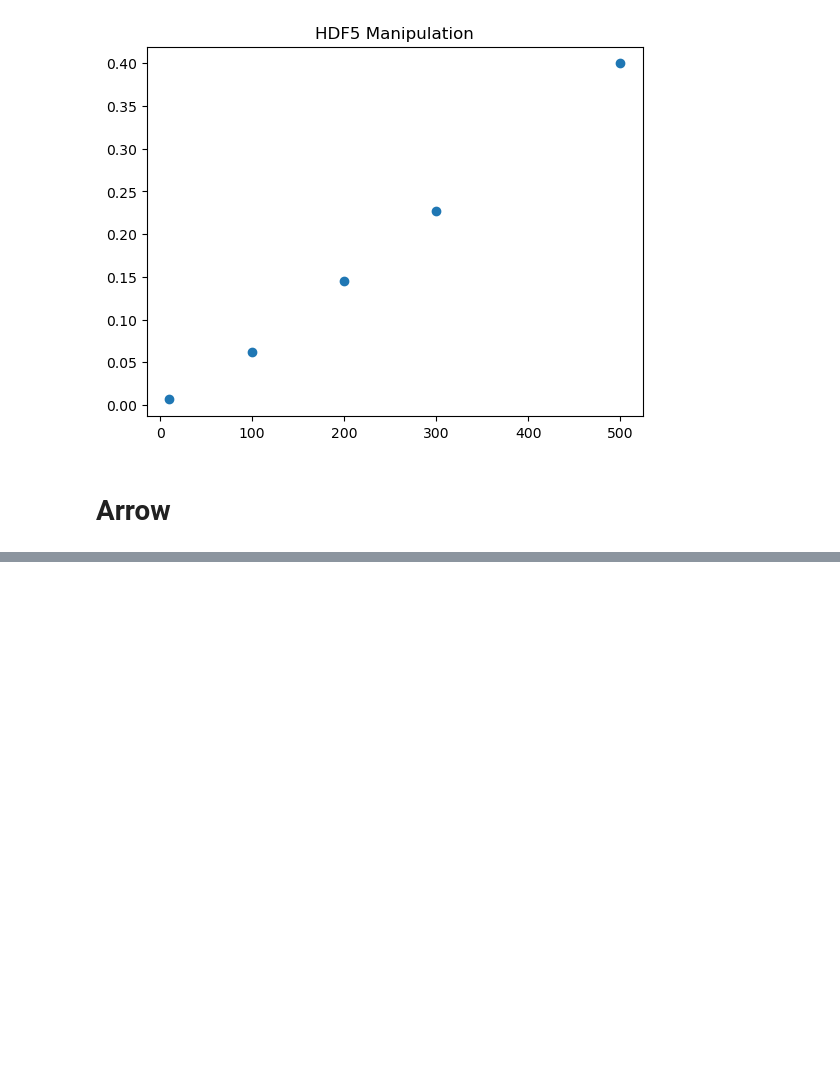
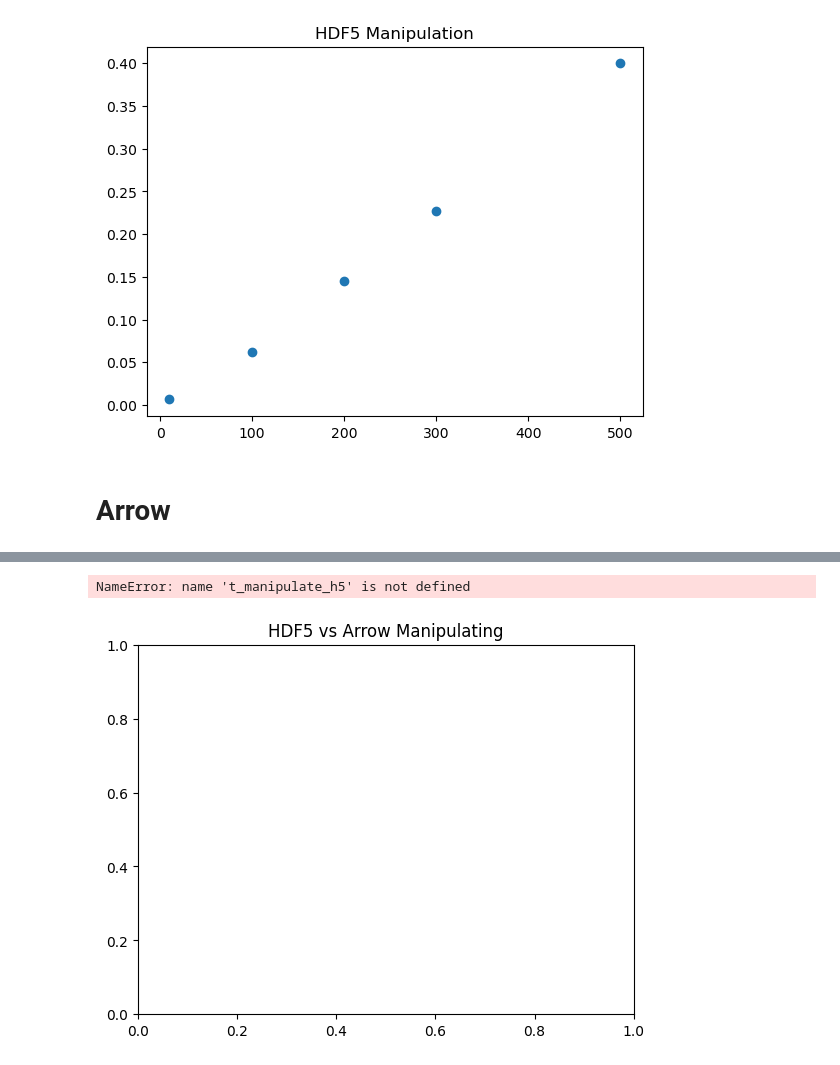
Before and after one commit to cristianoCarta/benchmarks, a Jupyter notebook: f2.ipynb, the cells around one changed output, grey strips where cells are left out. Cells and saved outputs as stored; diff of their text form; code cells hidden in the pictures; blank space fills up the shorter version.

```diff
--- a/f2.ipynb
+++ b/f2.ipynb
@@ -146,0 +152,19 @@ for item in N:
+# %%
+plt.title("HDF5 vs Arrow Manipulating")
+plt.plot(N, t_manipulate_h5, label="hdf5", color='blue')
+
+# Create the second plot
+plt.plot(N, t_manipulate_arrow, label="arrow", color='red')
+
+# Add a legend
+plt.legend()
+
+# Add titles and labels
+plt.xlabel("N (number of samples)")
+plt.ylabel("t (seconds)")
+
+# Show the plot
+plt.show()
+# %% [output]
+NameError: name 't_manipulate_h5' is not defined
+[figure, added]
```
Also changed, not shown: parts of 4 cells of this notebook, 2 other files.
